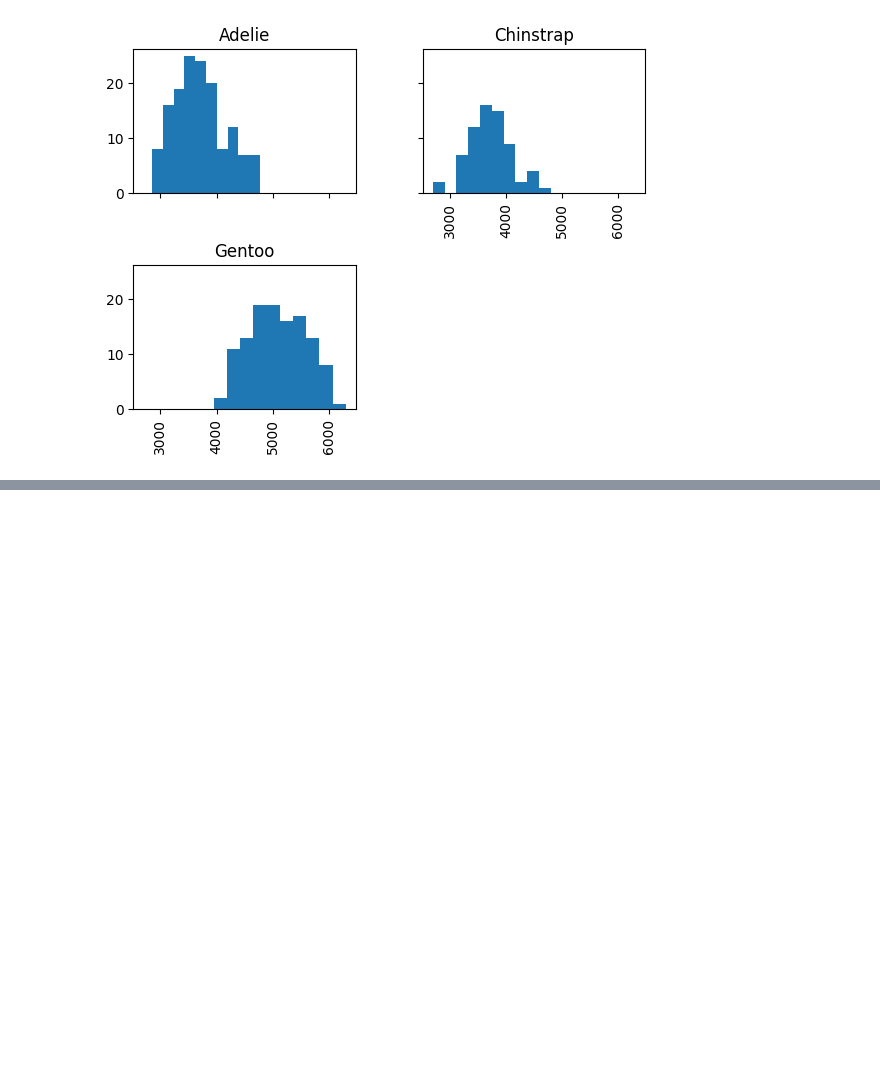
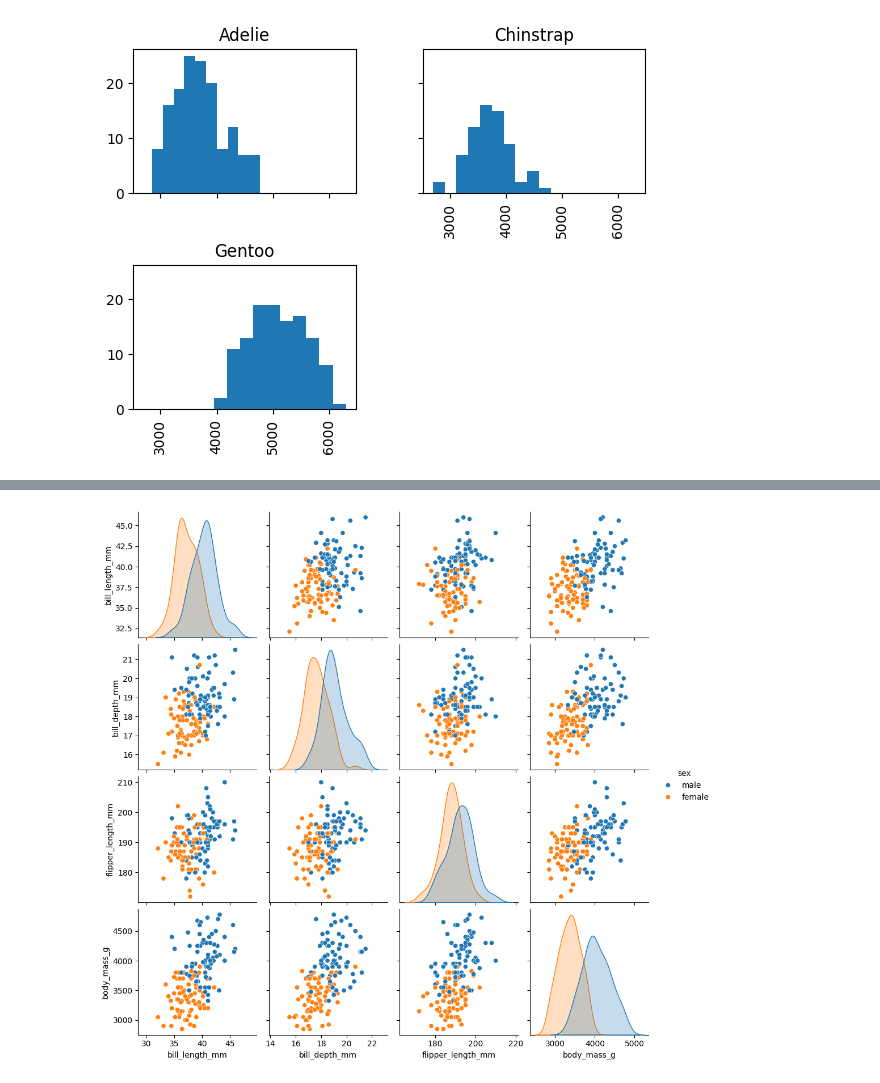
Before and after one commit to rodri-iot/pinguinos_palmer, a Jupyter notebook: Lesson_6.ipynb, the cells around one changed output, grey strips where cells are left out. Saved outputs shown, nothing was run; the diff lists cells and outputs as text; code cells hidden in the pictures; blank space fills up the shorter version.

```diff
--- a/Lesson_6.ipynb
+++ b/Lesson_6.ipynb
@@ -200,0 +198,5 @@ fig.show()
+# %%
+sns.pairplot(data=df[df['species'] == 'Adelie'], hue='sex')
+plt.show()
+# %% [output]
+[figure, added]
```
Also changed, not shown: parts of 8 cells of this notebook.
